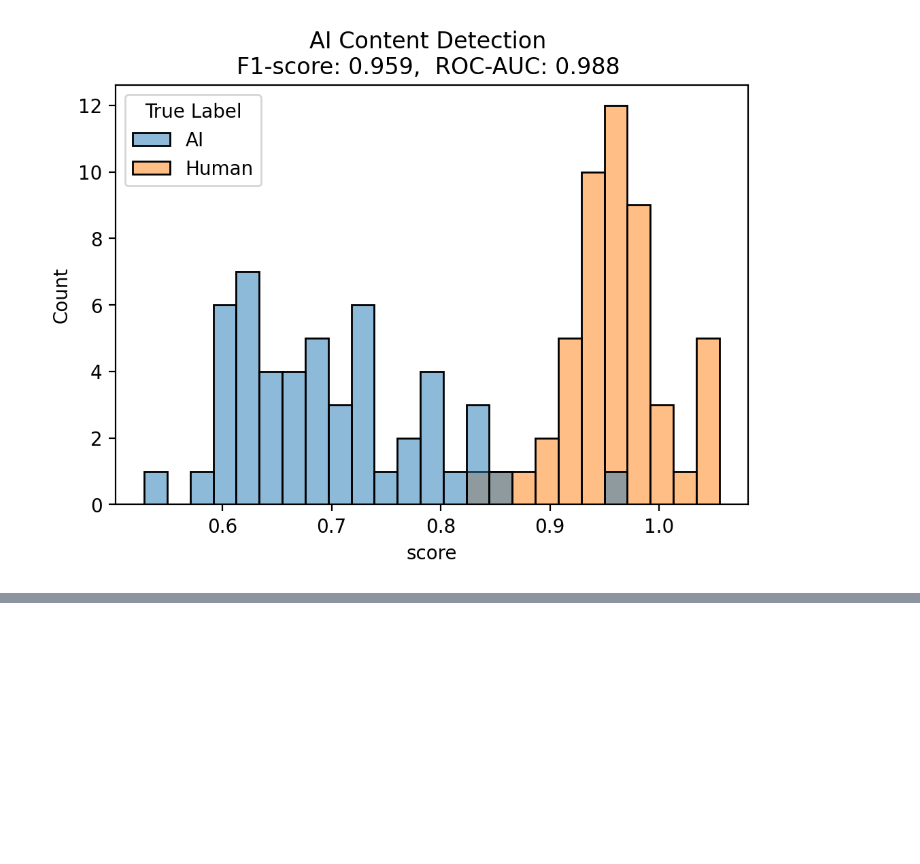
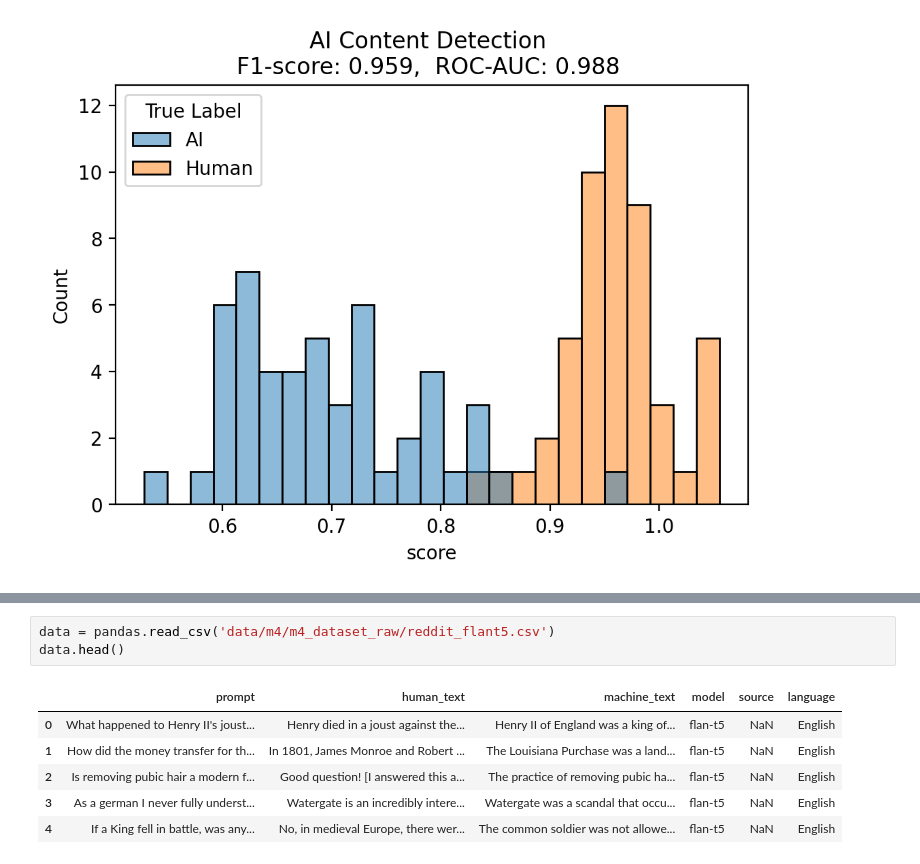
Before and after one commit to wangjing0/ai_detector, a Jupyter notebook: detector.ipynb, the cells around one changed output, grey strips where cells are left out. Drawn from its saved outputs; the diff is of its cells as text; blank space fills up the shorter version.

```diff
--- a/detector.ipynb
+++ b/detector.ipynb
@@ -236,0 +313,10 @@ plt.savefig('score.png', bbox_inches='tight')
+# %%
+data = pandas.read_csv('data/m4/m4_dataset_raw/reddit_flant5.csv')
+data.head()
+# %% [output]
+|  | prompt | human_text | machine_text | model | source | language |
+| 0 | What happened to Henry II's joust... | Henry died in a joust against the... | Henry II of England was a king of... | flan-t5 | NaN | English |
+| 1 | How did the money transfer for th... | In 1801, James Monroe and Robert ... | The Louisiana Purchase was a land... | flan-t5 | NaN | English |
+| 2 | Is removing pubic hair a modern f... | Good question! [I answered this a... | The practice of removing pubic ha... | flan-t5 | NaN | English |
+| 3 | As a german I never fully underst... | Watergate is an incredibly intere... | Watergate was a scandal that occu... | flan-t5 | NaN | English |
+| 4 | If a King fell in battle, was any... | No, in medieval Europe, there wer... | The common soldier was not allowe... | flan-t5 | NaN | English |
```
Also changed, not shown: parts of 5 cells of this notebook, 5 other files.
